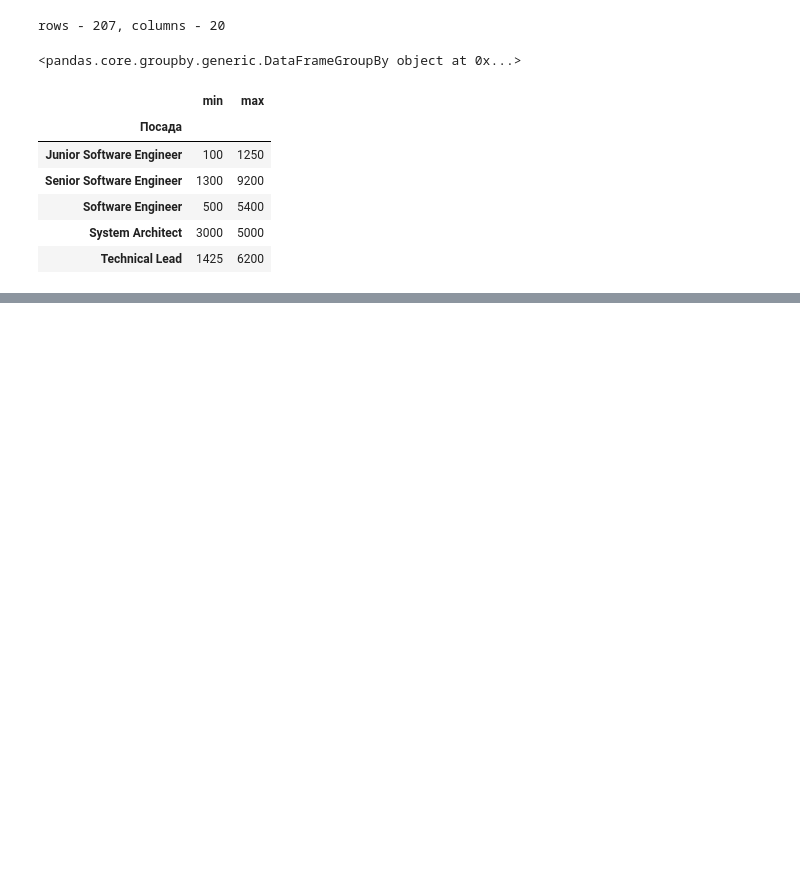
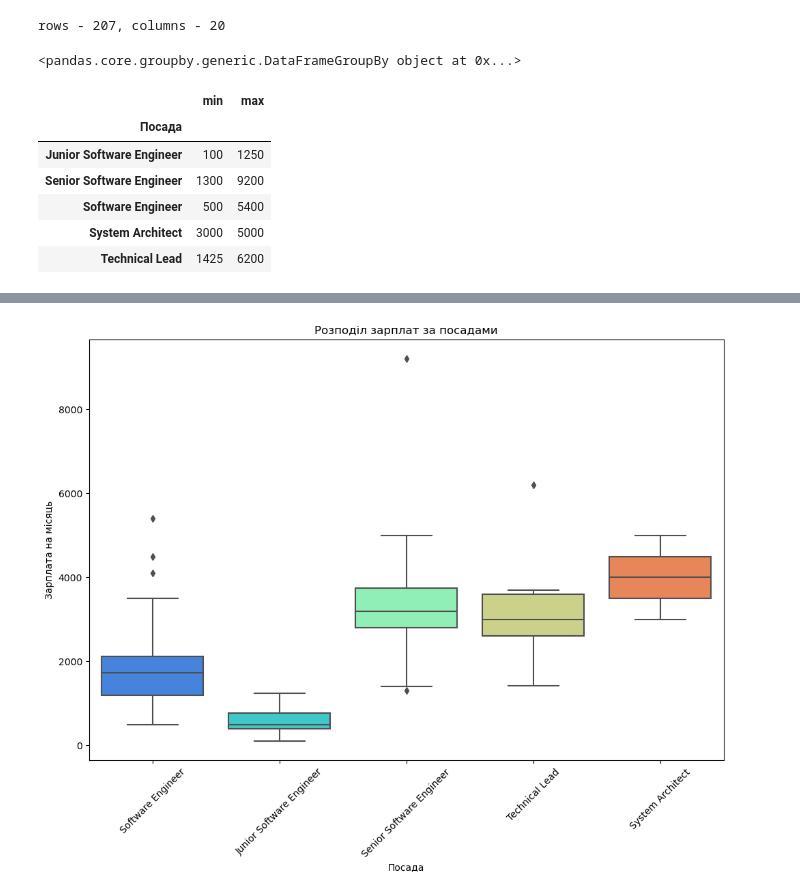
Before and after one commit to Korniev/Data-Sciense, a Jupyter notebook: hw_02/Hw_2.2.ipynb, the cells around one changed output, grey strips where cells are left out. Saved outputs shown, nothing was run; the diff lists cells and outputs as text; code cells hidden in the pictures; blank space fills up the shorter version.

```diff
--- a/hw_02/Hw_2.2.ipynb
+++ b/hw_02/Hw_2.2.ipynb
@@ -262,0 +276,13 @@ aggregated_salary.to_csv('aggregated_salary.csv', index=False)
+# %%
+# Boxplot зарплат за посадами
+
+plt.figure(figsize=(12, 8))
+sns.boxplot(x='Посада', y='Зарплата на місяць', data=python_data, palette='rainbow')
+plt.xticks(rotation=45)
+plt.title('Розподіл зарплат за посадами')
+plt.xlabel('Посада')
+plt.ylabel('Зарплата на місяць')
+
+plt.show()
+# %% [output]
+[figure, added]
```
Also changed, not shown: parts of 3 cells of this notebook, 1 other file.
